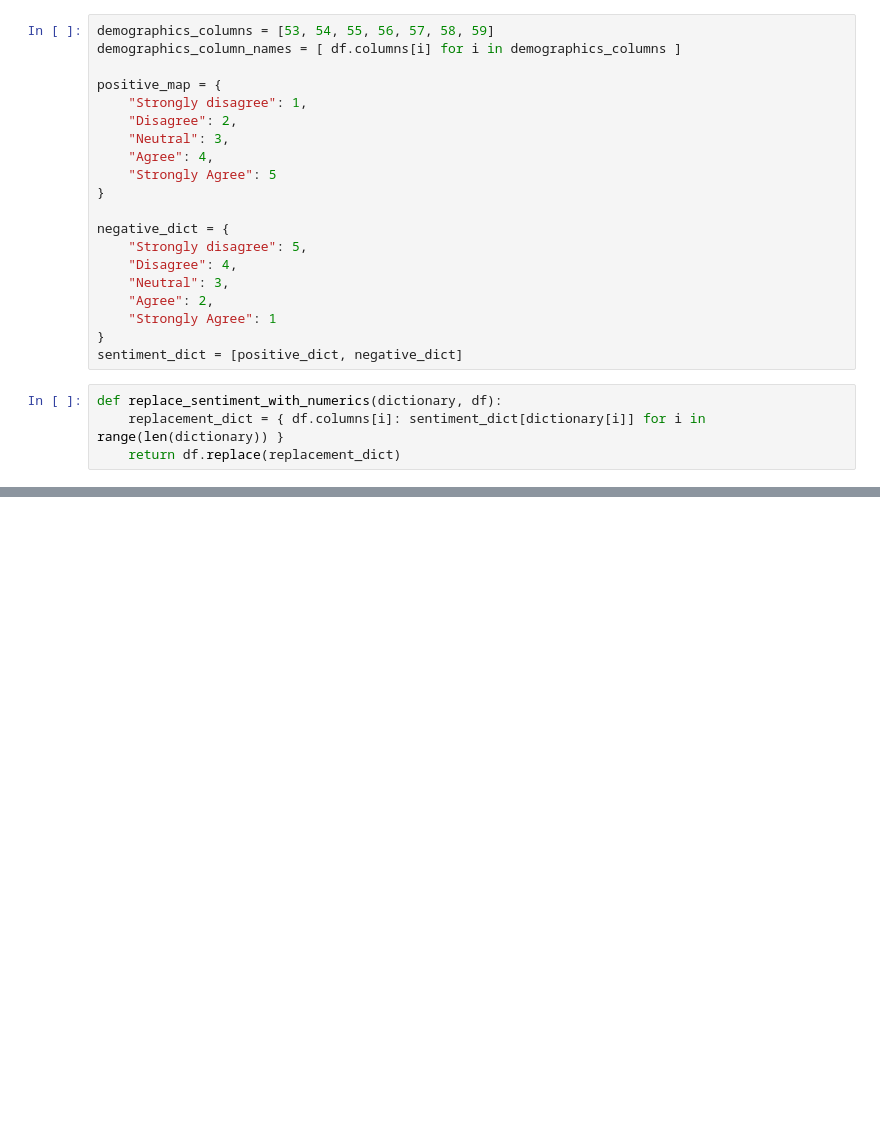
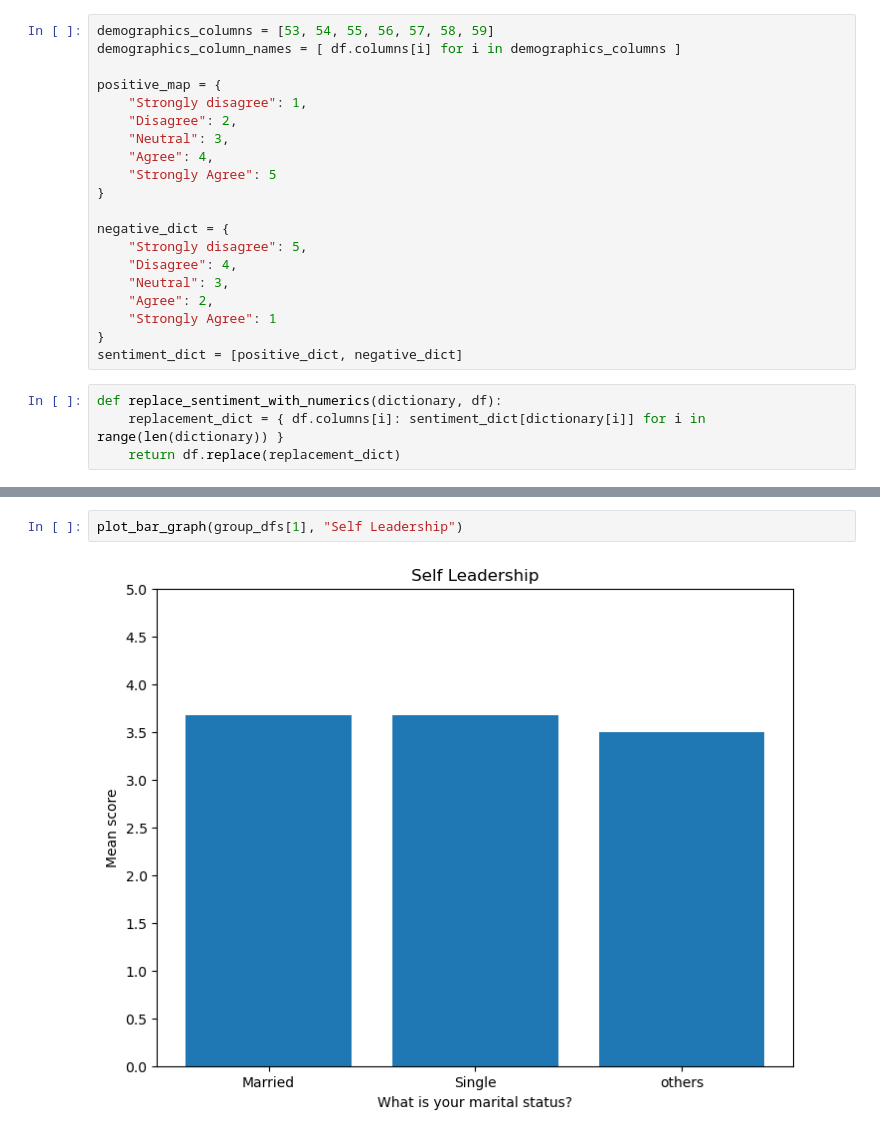
Before and after one commit to ragnarokatz/btm710_proposal_analysis, a Jupyter notebook: analysis.ipynb, the cells around one changed output, grey strips where cells are left out. Drawn from its saved outputs; the diff is of its cells as text; blank space fills up the shorter version.

```diff
--- a/analysis.ipynb
+++ b/analysis.ipynb
@@ -104,0 +103,4 @@ plt.show()
+# %%
+plot_bar_graph(group_dfs[1], "Self Leadership")
+# %% [output]
+[figure, added]
```
Also changed, not shown: parts of 10 cells of this notebook.
